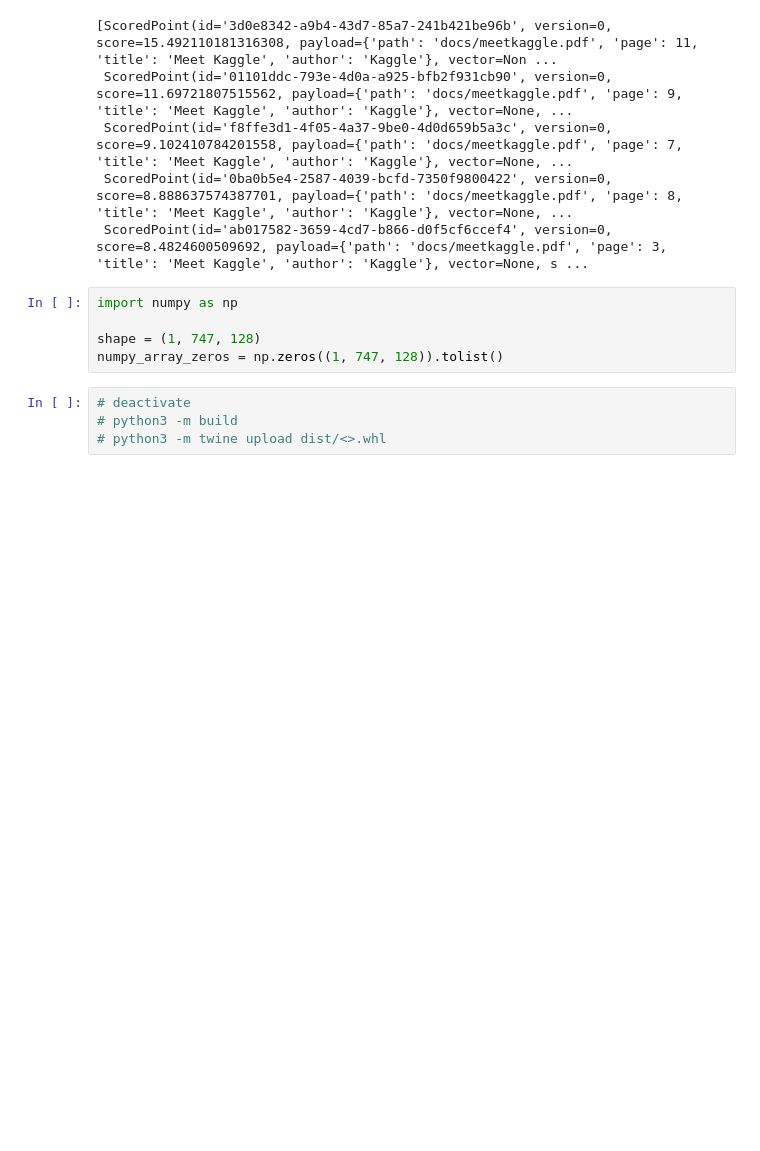
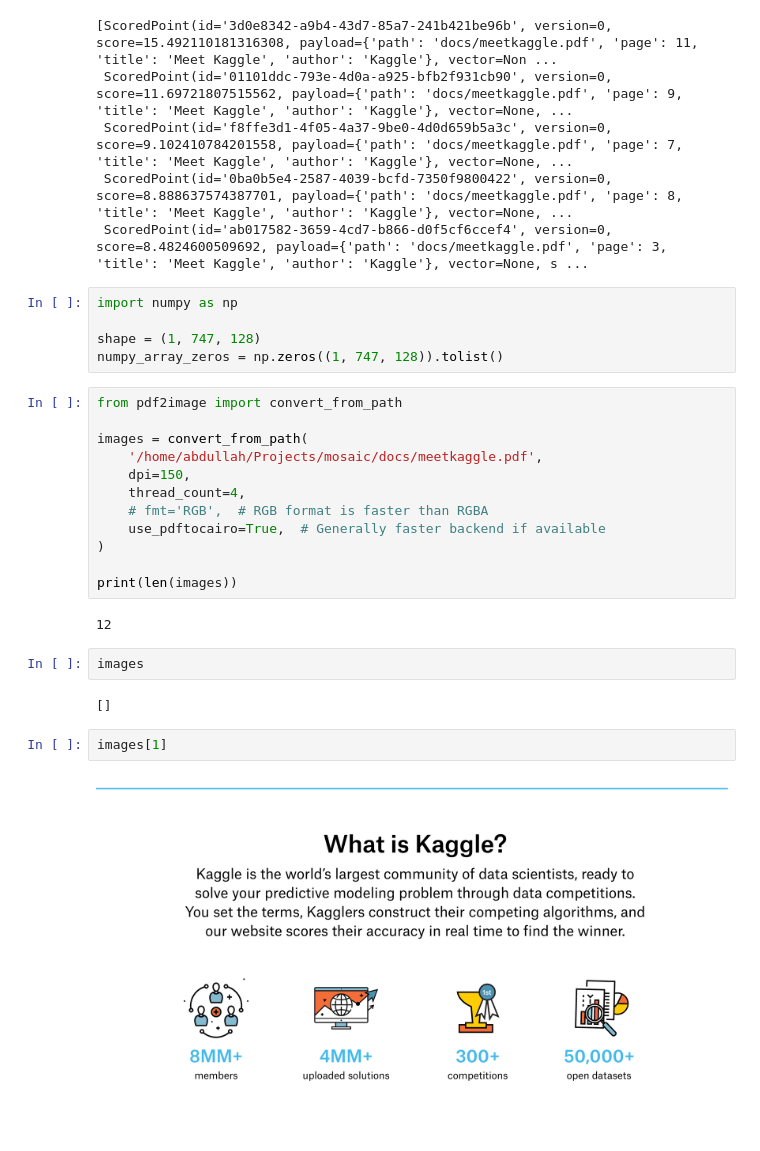
Before and after one commit to abdullahmeda/mosaic, a Jupyter notebook: run.ipynb, the cells around one changed output. Drawn from its saved outputs; the diff is of its cells as text; blank space fills up the shorter version.

```diff
--- a/run.ipynb
+++ b/run.ipynb
@@ -28,7 +35,25 @@ import numpy as np
 
 shape = (1, 747, 128)
 numpy_array_zeros = np.zeros((1, 747, 128)).tolist()
-# %%
-# deactivate
-# python3 -m build
-# python3 -m twine upload dist/<>.whl
+# %%
+from pdf2image import convert_from_path
+
+images = convert_from_path(
+    '/home/abdullah/Projects/mosaic/docs/meetkaggle.pdf',
+    dpi=150,
+    thread_count=4,
+    # fmt='RGB',  # RGB format is faster than RGBA
+    use_pdftocairo=True,  # Generally faster backend if available
+)
+
+print(len(images))
+# %% [output]
+12
+# %%
+images
+# %% [output]
+[]
+# %%
+images[1]
+# %% [output]
+[figure, added]
```
Also changed, not shown: parts of 3 cells of this notebook, 5 other files.
